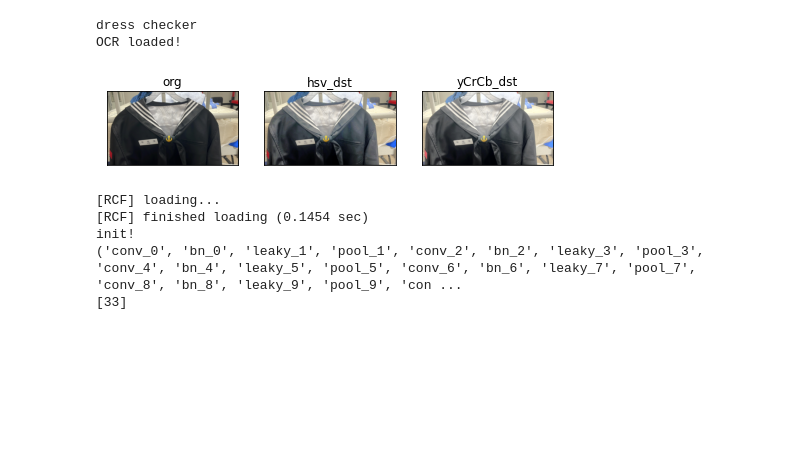
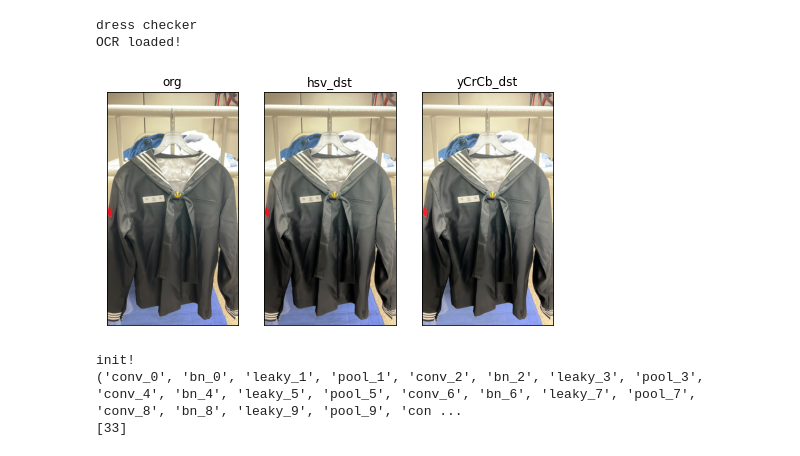
Before and after one commit to OmilZomil-OSAM-Hackathon-2022/OmilZomil-NAVYeffect, a Jupyter notebook: AI_BE/main.ipynb, the cells around one changed output. Saved outputs shown, nothing was run; the diff lists cells and outputs as text; code cells hidden in the pictures; blank space fills up the shorter version.

```diff
--- a/AI_BE/main.ipynb
+++ b/AI_BE/main.ipynb
@@ -23,22 +23,20 @@ OCR loaded!
 # %%
 from OZEngine.lib.utils import *
 from OZEngine import OmilZomil
 import cv2
 
-org_img = cv2.imread('image/full_dress_uniform/1.jpg', cv2.IMREAD_COLOR)
+org_img = cv2.imread('image/full_dress_uniform/4.jpg', cv2.IMREAD_COLOR)
 # org_img = cv2.imread('image/militery_uniform/1.jpg', cv2.IMREAD_COLOR)
 # org_img = cv2.imread('image/navy_service_uniform/1.jpg', cv2.IMREAD_COLOR)
 img = cv2.resize(org_img, (500, 500))
 hsv_dst, yCrCb_dst = histNorm(org_img)
 # img = yCrCb_dst
 plt_imshow(["org", "hsv_dst", "yCrCb_dst"], [org_img, hsv_dst, yCrCb_dst])
 
 model = OmilZomil()
 # model.detect(org_img)
 # %% [output]
-[figure, old version]
+[figure, new version]
-[RCF] loading...
-[RCF] finished loading (0.1454 sec)
 init!
 ('conv_0', 'bn_0', 'leaky_1', 'pool_1', 'conv_2', 'bn_2', 'leaky_3', 'pool_3', 'conv_4', 'bn_4', 'leaky_5', 'pool_5', 'conv_6', 'bn_6', 'leaky_7', 'pool_7', 'conv_8', 'bn_8', 'leaky_9', 'pool_9', 'con ...
 [33]
```
Also changed, not shown: parts of 2 cells of this notebook, 3 other files.
